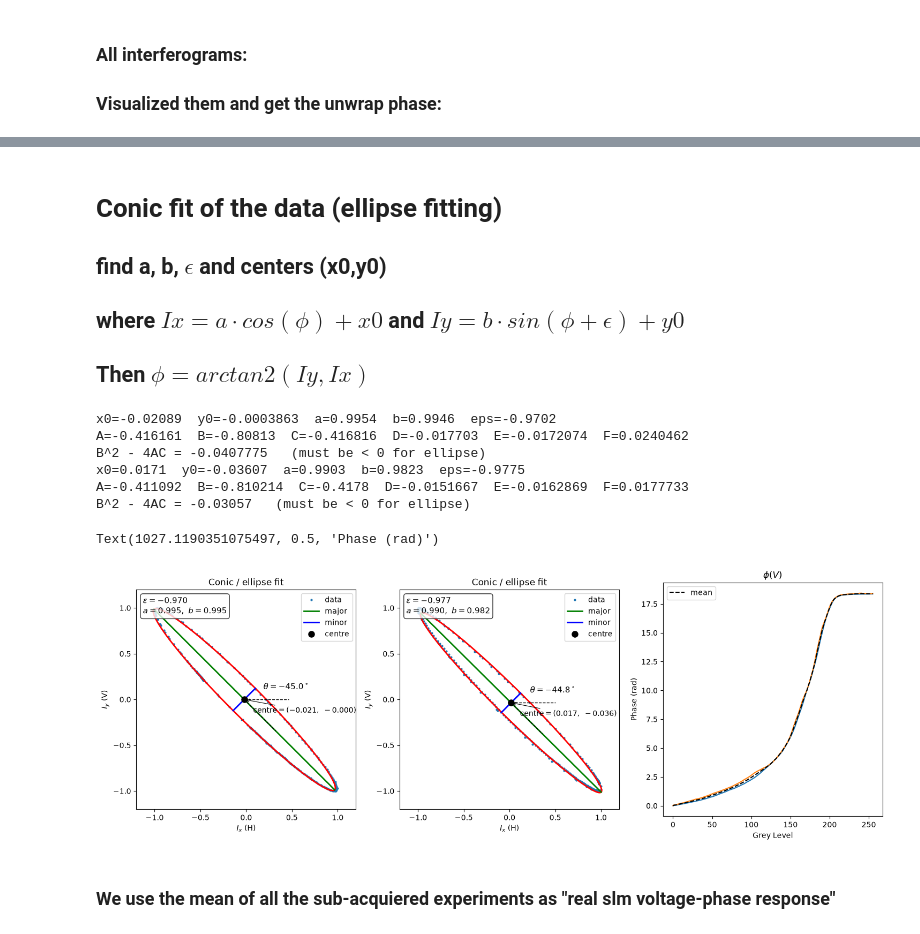
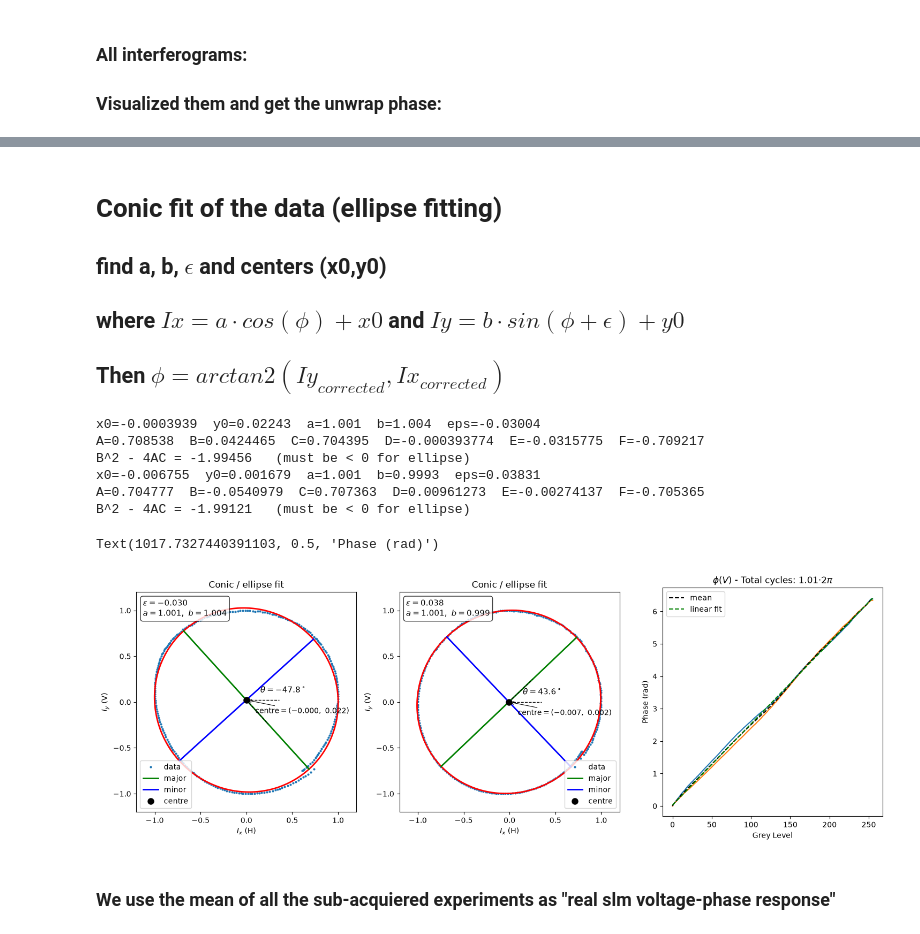
Before and after one commit to MarKo7s/LCOS_LUT_calibrations, a Jupyter notebook: analysis/E01_get_LUT_cam_pol_interference_quadrature_detection.ipynb, the cells around one changed output, grey strips where cells are left out. Drawn from its saved outputs; the diff is of its cells as text; code cells hidden in the pictures.

Commit message:
Add 90-degree quadrature LUT runs and drop the no_smoothing filename suffix.
Co-authored-by: Cursor <cursoragent@cursor.com>

```diff
--- a/analysis/E01_get_LUT_cam_pol_interference_quadrature_detection.ipynb
+++ b/analysis/E01_get_LUT_cam_pol_interference_quadrature_detection.ipynb
@@ -12,7 +12,12 @@ from utilities import phase_unwrap_from_I, norm_I, fit_ellipse_conic, conic_to_h
 # %% [markdown]
 # Target Experiment to be processed (experiment)
 # %%
-experiment = 'experiment_2_linear_Voltage'  # user: set folder name under calibration_data_path_root
+# user: set folder name under calibration_data_path_root
+#experiment = 'experiment_2_linear_Voltage'  # signals are almost 180 degrees apart
+#experiment = 'experiment_4_linear_LUT_90_degree_quad_detection'
+experiment = 'experiment_4_LUT_start_phase_0.1_90_degree_quad_detection' #the check
+#experiment = 'experiment_5_linear_LUT_90_degree_quad_detection' #the check
+#experiment = 'experiment_5_LUT_0.1_90_degree_quad_detection'
 # %% [markdown]
 ## Import all data:
 # %%
@@ -75,34 +81,43 @@ ax[1].legend()
 # Conic fit of the data (ellipse fitting)
 ## find a, b, $\epsilon$ and centers (x0,y0)
 ## where $Ix = a \cdot cos(\phi) + x0 $ and  $Iy = b \cdot sin(\phi + \epsilon) + y0 $
-## Then $\phi = arctan2(Iy, Ix)$
+## Then $\phi = arctan2(Iy_{corrected}, Ix_{corrected})$
 # %%
 phi_quad_both = []
 fig, ax = subplots(1,3, figsize = (15,5))
-phi_test = quadrature_detection(Ix_right, Iy_right, ax = ax[0])
+phi_test, eps0 = quadrature_detection(Ix_right, Iy_right, ax = ax[0])
 phi_quad_both.append(phi_test)
-phi_test = quadrature_detection(Ix_left, Iy_left, ax = ax[1])
+phi_test, eps1 = quadrature_detection(Ix_left, Iy_left, ax = ax[1])
 phi_quad_both.append(phi_test)
+eps = mean([eps0, eps1])
+phi_quad_avg = mean(array(phi_quad_both), axis = 0)
 
-phi_quad_avg = mean(array(phi_quad_both), axis = 0)
+
 
 for quad_line in phi_quad_both:
     ax[2].plot(quad_line)
 
 ax[2].plot(phi_quad_avg, '--', color = 'black', label = 'mean')
+
+x = linspace(0, 255, 256)
+y = polyfit(x, phi_quad_avg, 1)
+phase_fit = polyval(y, x)
+
+ax[2].plot(phase_fit, '--', color = 'green', label = 'linear fit')
+
 ax[2].legend()
-ax[2].set_title('$\phi(V)$')
+ax[2].set_title(f'$\phi(V)$ - Total cycles: {phi_quad_avg.max()/(2*pi):0.2f}$ \cdot 2\pi$')
 ax[2].set_xlabel('Grey Level')
 ax[2].set_ylabel('Phase (rad)')
 # %% [output]
-x0=-0.02089  y0=-0.0003863  a=0.9954  b=0.9946  eps=-0.9702
-A=-0.416161  B=-0.80813  C=-0.416816  D=-0.017703  E=-0.0172074  F=0.0240462
-B^2 - 4AC = -0.0407775   (must be < 0 for ellipse)
-x0=0.0171  y0=-0.03607  a=0.9903  b=0.9823  eps=-0.9775
-A=-0.411092  B=-0.810214  C=-0.4178  D=-0.0151667  E=-0.0162869  F=0.0177733
-B^2 - 4AC = -0.03057   (must be < 0 for ellipse)
+x0=-0.0003939  y0=0.02243  a=1.001  b=1.004  eps=-0.03004
+A=0.708538  B=0.0424465  C=0.704395  D=-0.000393774  E=-0.0315775  F=-0.709217
+B^2 - 4AC = -1.99456   (must be < 0 for ellipse)
+x0=-0.006755  y0=0.001679  a=1.001  b=0.9993  eps=0.03831
+A=0.704777  B=-0.0540979  C=0.707363  D=0.00961273  E=-0.00274137  F=-0.705365
+B^2 - 4AC = -1.99121   (must be < 0 for ellipse)
-Text(1027.1190351075497, 0.5, 'Phase (rad)')
+Text(1017.7327440391103, 0.5, 'Phase (rad)')
-[figure, old version]
+[figure, new version]
 # %% [markdown]
 ### We use the mean of all the sub-acquiered experiments as "real slm voltage-phase response"
 # %%
```
Also changed, not shown: parts of 5 cells of this notebook, 26 other files.
